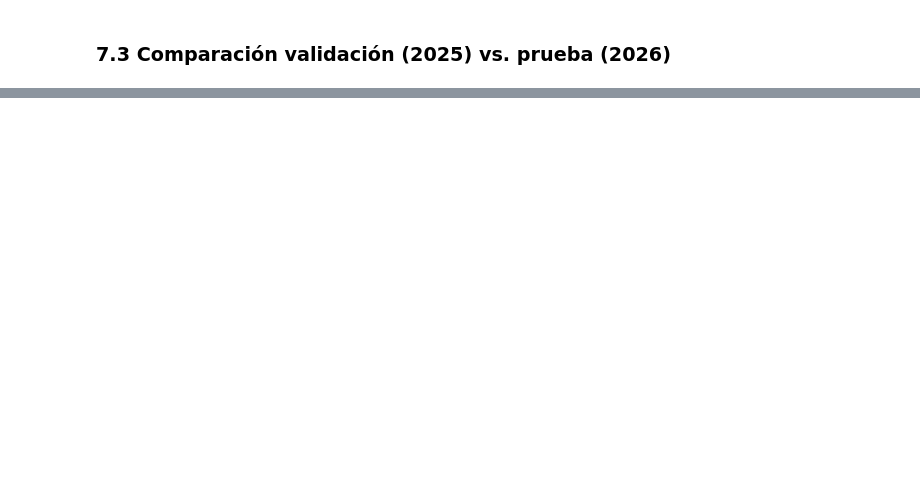
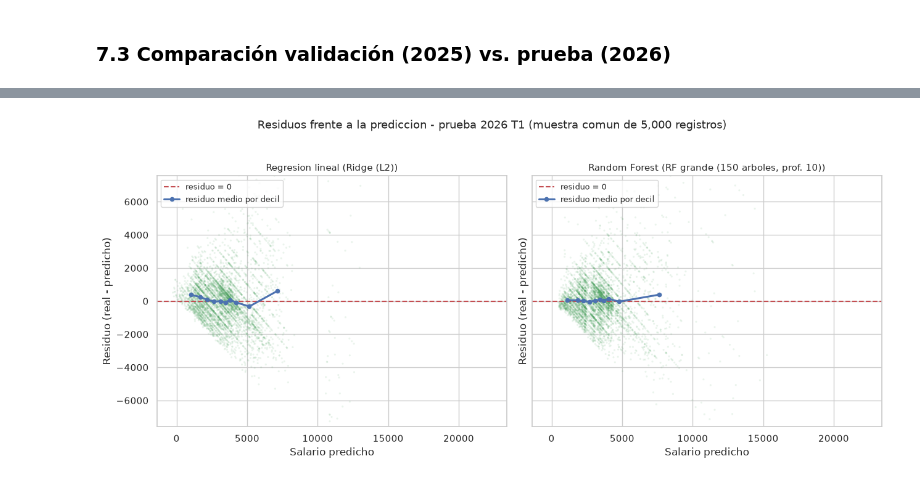
Before and after one commit to Ikeel04/Labs-DS, a Jupyter notebook: Lab7/Laboratorio_7_Spark_MLlib.ipynb, the cells around one changed output, grey strips where cells are left out. Saved outputs shown, nothing was run; the diff lists cells and outputs as text; code cells hidden in the pictures; blank space fills up the shorter version.

```diff
--- a/Lab7/Laboratorio_7_Spark_MLlib.ipynb
+++ b/Lab7/Laboratorio_7_Spark_MLlib.ipynb
@@ -1355,0 +1538,37 @@ la selección de hiperparámetros.
+# %%
+# --- Residuos frente a la prediccion. La curva superpuesta es el residuo medio por decil de
+# prediccion: es la forma compacta de ver si el sesgo cambia con el nivel de salario.
+
+
+def curva_tendencia(pred, res, n_bins=10):
+    d = pd.DataFrame({"pred": np.asarray(pred), "res": np.asarray(res)}).sort_values("pred")
+    d["decil"] = pd.qcut(d["pred"], n_bins, labels=False, duplicates="drop")
+    return d.groupby("decil").agg(pred=("pred", "mean"), res=("res", "mean"))
+
+
+# Limite simetrico al percentil 99 de |residuo|: el 1% extremo aplasta el eje y no aporta.
+lim_res = float(np.percentile(np.abs(np.r_[muestra_fig["residuo_lr"], muestra_fig["residuo_rf"]]), 99))
+
+fig, axes = plt.subplots(1, 2, figsize=(13, 5.5), sharex=True, sharey=True)
+
+for ax, col_pred, col_res, nombre in zip(
+        axes, ["pred_lr", "pred_rf"], ["residuo_lr", "residuo_rf"],
+        [f"Regresion lineal ({mejor_cfg_lr})", f"Random Forest ({mejor_cfg_rf})"]):
+    ax.axhline(0, color="#C44E52", linestyle="--", linewidth=1.5, label="residuo = 0")
+    ax.scatter(muestra_fig[col_pred], muestra_fig[col_res], s=5, alpha=0.12,
+               color="#55A868", edgecolors="none")
+    tendencia = curva_tendencia(muestra_fig[col_pred], muestra_fig[col_res])
+    ax.plot(tendencia["pred"], tendencia["res"], color="#4C72B0", linewidth=2.2,
+            marker="o", markersize=4.5, label="residuo medio por decil")
+    ax.set_title(f"{nombre}", fontsize=11)
+    ax.set_xlabel("Salario predicho")
+    ax.set_ylabel("Residuo (real - predicho)")
+    ax.set_ylim(-lim_res, lim_res)
+    ax.legend(loc="upper left", fontsize=9)
+
+fig.suptitle("Residuos frente a la prediccion - prueba 2026 T1 "
+             "(muestra comun de 5,000 registros)", fontsize=13, y=1.03)
+fig.tight_layout()
+plt.show()
+# %% [output]
+[figure, added]
```
Also changed, not shown: parts of 49 cells of this notebook, 4 other files.
